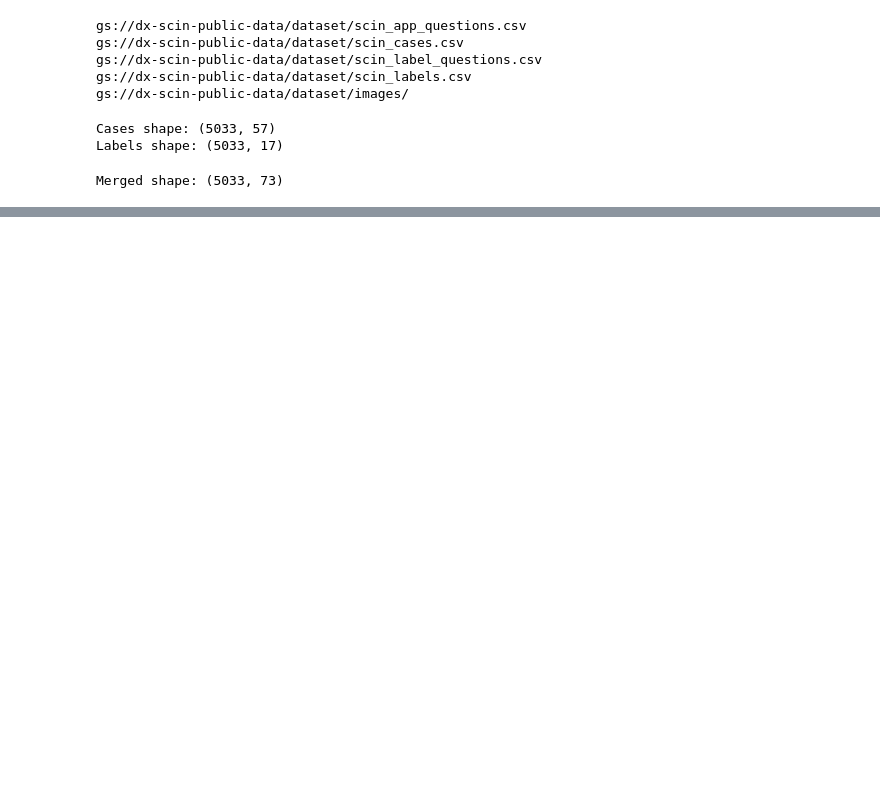
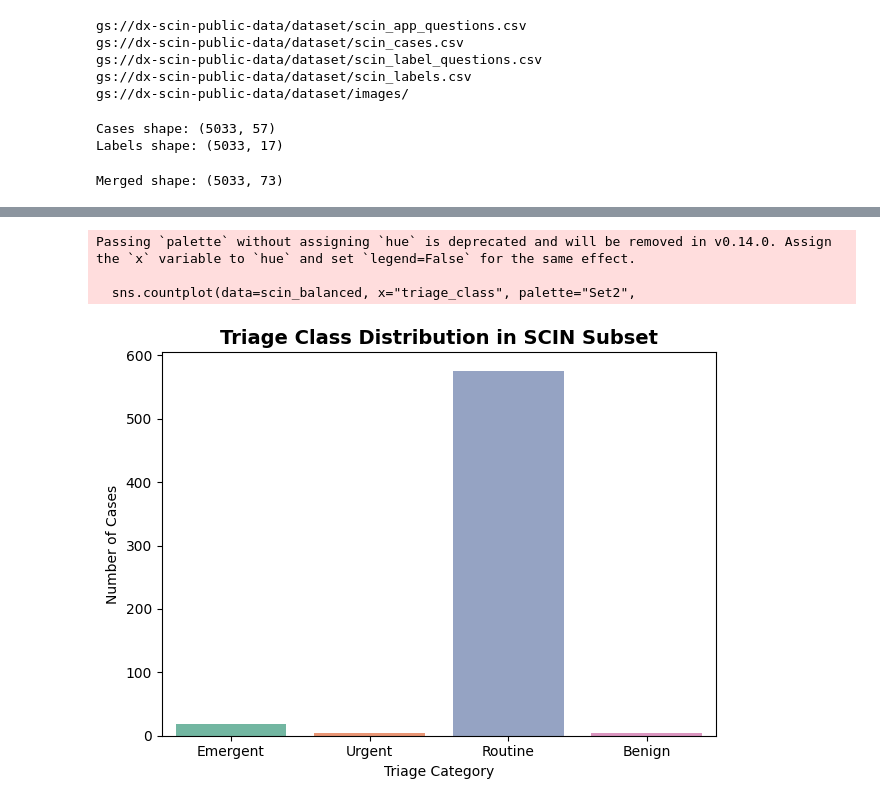
Before and after one commit to mdiazmat/DSBA6165Project, a Jupyter notebook: SCIN_Dataset.ipynb, the cells around one changed output, grey strips where cells are left out. Saved outputs shown, nothing was run; the diff lists cells and outputs as text; code cells hidden in the pictures; blank space fills up the shorter version.

```diff
--- a/SCIN_Dataset.ipynb
+++ b/SCIN_Dataset.ipynb
@@ -193,2 +197,17 @@ scin_subset[cols_to_save].to_csv("scin_subset_balanced.csv", index=False)
+# %%
+import seaborn as sns
+
+sns.countplot(data=scin_balanced, x="triage_class", palette="Set2",
+              order=["Emergent","Urgent","Routine","Benign"])
+plt.title("Triage Class Distribution in SCIN Subset", fontsize=14, weight="bold")
+plt.xlabel("Triage Category"); plt.ylabel("Number of Cases")
+plt.tight_layout()
+plt.savefig("triage_class_distribution.png", dpi=300)
+plt.show()
+# %% [output]
+Passing `palette` without assigning `hue` is deprecated and will be removed in v0.14.0. Assign the `x` variable to `hue` and set `legend=False` for the same effect.
+
+  sns.countplot(data=scin_balanced, x="triage_class", palette="Set2",
+[figure, added]
 # %%
 # Test to see if the "image_url" works with gemini
```
Also changed, not shown: parts of 17 cells of this notebook.
